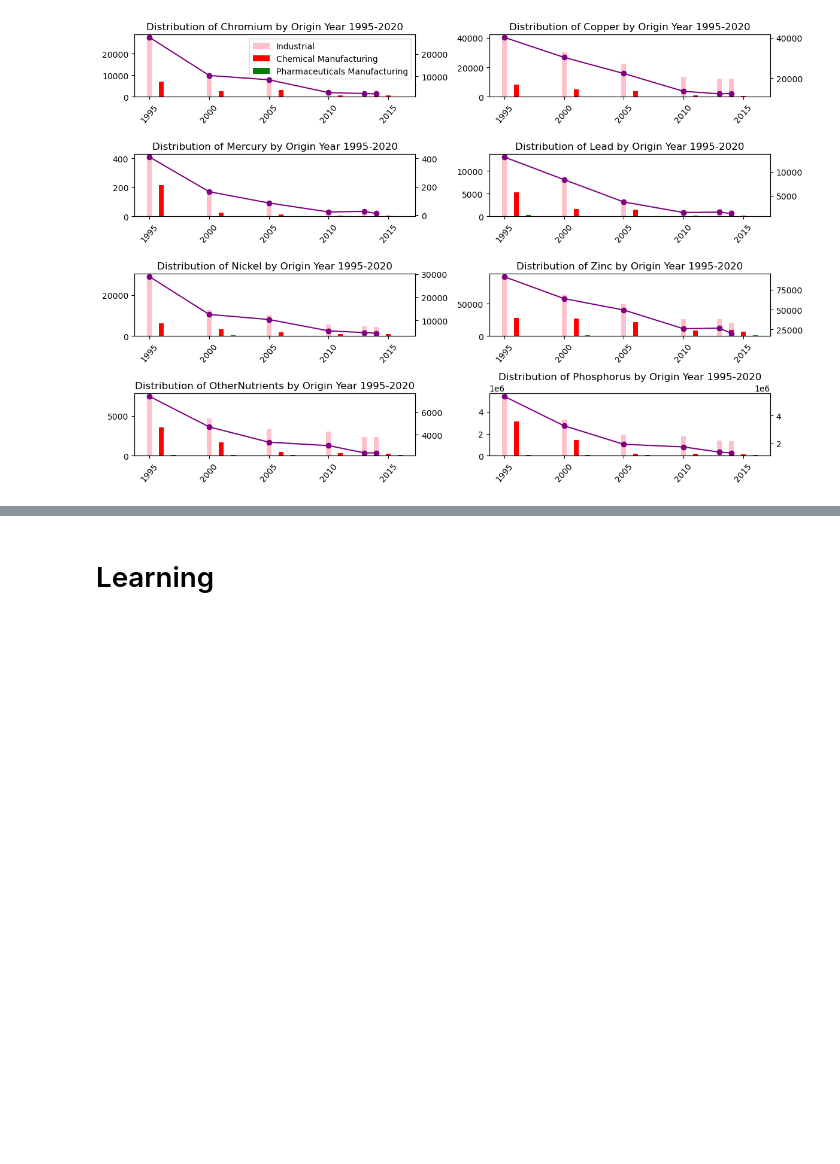
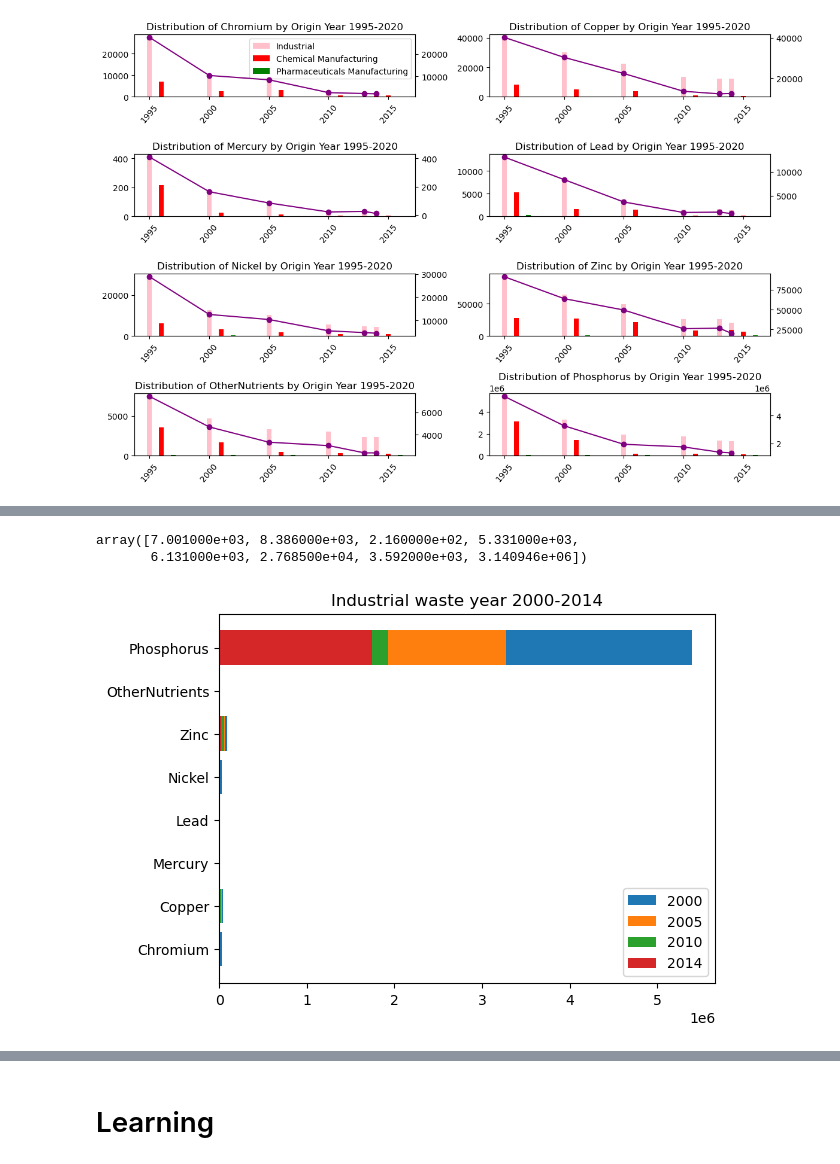
Before and after one commit to imbilalbutt/made-template-ws2324, a Jupyter notebook: project/data_exploration.ipynb, the cells around one changed output, grey strips where cells are left out. Cells and saved outputs as stored; diff of their text form; code cells hidden in the pictures; blank space fills up the shorter version.

```diff
--- a/project/data_exploration.ipynb
+++ b/project/data_exploration.ipynb
@@ -1253,0 +1279,19 @@ Industrial
+# %%
+# Get 1st row and skip 1st element (eg. year)
+Chemical_Manufacturing.iloc[0][1:].values
+# %% [output]
+array([7.001000e+03, 8.386000e+03, 2.160000e+02, 5.331000e+03,
+       6.131000e+03, 2.768500e+04, 3.592000e+03, 3.140946e+06])
+# %%
+# Perfect
+plt.barh(Industrial.iloc[0][1:].index, Industrial.iloc[0][1:], label='2000')
+plt.barh(Industrial.iloc[0][1:].index, Industrial.iloc[1][1:], label='2005')
+plt.barh(Industrial.iloc[0][1:].index, Industrial.iloc[2][1:], label='2010')
+plt.barh(Industrial.iloc[0][1:].index, Industrial.iloc[3][1:], label='2014')
+
+plt.title('Industrial waste year 2000-2014')
+plt.legend(loc = 'lower right')
+
+plt.show()
+# %% [output]
+[figure, added]
```
Also changed, not shown: parts of 12 cells of this notebook.
